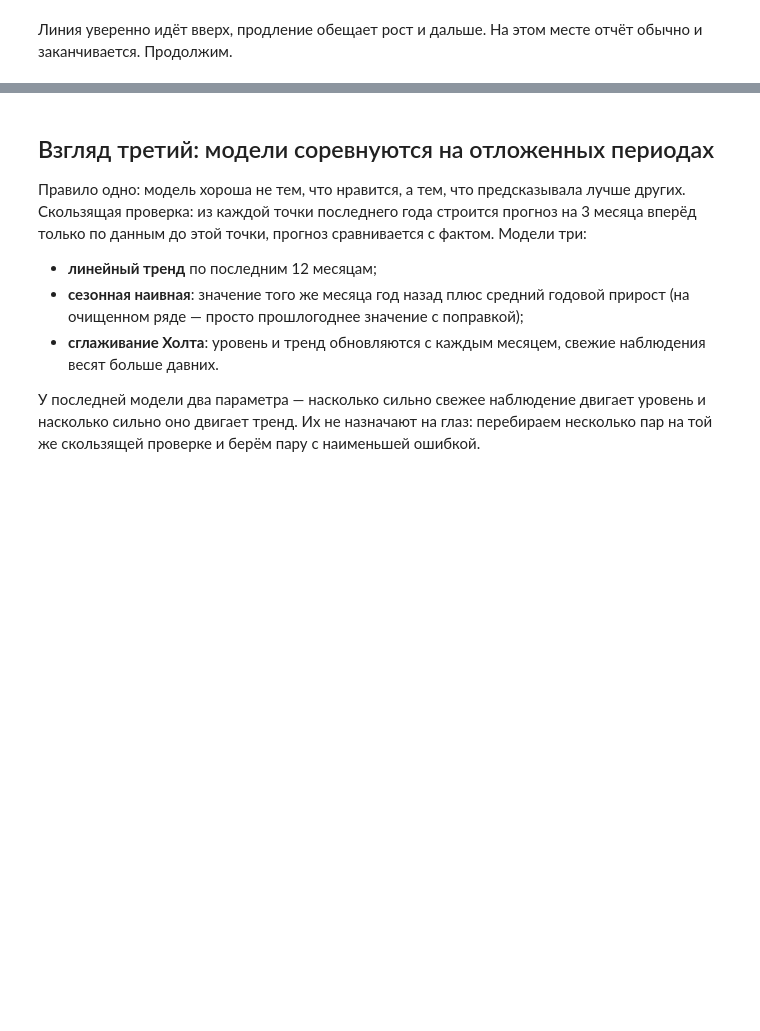
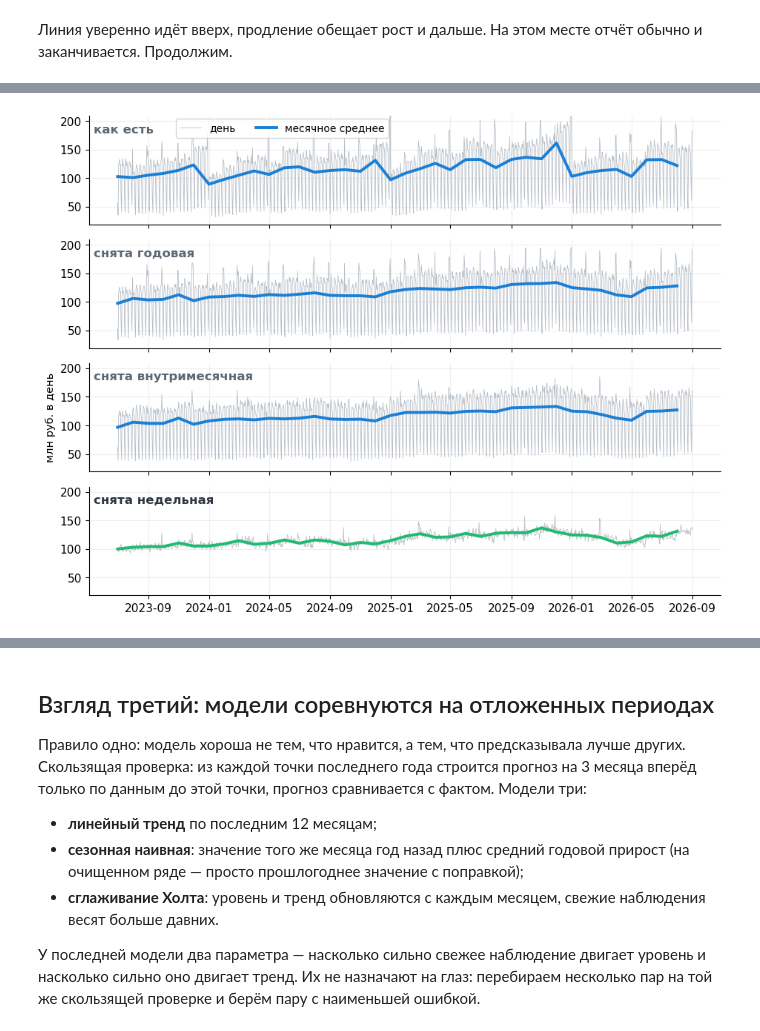
Before and after one commit to wybaeb/bank-analytics-workshop, a Jupyter notebook: 3.4_кейс_анализ_отклонений/3.4.3_анализ_отклонений.ipynb, the cells around one changed output, grey strips where cells are left out. Cells and saved outputs as stored; diff of their text form; code cells hidden in the pictures; blank space fills up the shorter version.

```diff
--- a/3.4_кейс_анализ_отклонений/3.4.3_анализ_отклонений.ipynb
+++ b/3.4_кейс_анализ_отклонений/3.4.3_анализ_отклонений.ipynb
@@ -110,0 +123,25 @@ plt.tight_layout(); plt.show()
+# %%
+fig, axes = plt.subplots(len(СЛОИ), 1, sharex=True, figsize=(11, 8.4))
+все = np.concatenate([с.values for _, с in СЛОИ])
+низ, верх = все.min(), np.percentile(все, 99.7)
+поле = (верх - низ) * 0.08
+
+for i, (ax, (подпись, слой)) in enumerate(zip(axes, СЛОИ)):
+    последний = i == len(СЛОИ) - 1
+    ax.plot(слой.index, слой.values, color="#9aa5b1", lw=0.6, alpha=0.7,
+            label="день" if i == 0 else None)
+    уровень = слой.resample("MS").mean()
+    ax.plot(уровень.index, уровень.values, color=ACC if последний else "#1B7FD6",
+            lw=2.8, label="месячное среднее" if i == 0 else None)
+    if i == 0:
+        ax.legend(loc="upper left", bbox_to_anchor=(0.13, 1.02), ncol=2, fontsize=10)
+    ax.set_ylim(низ - поле, верх + поле)
+    ax.text(0.008, 0.845, подпись, transform=ax.transAxes, fontsize=12,
+            fontweight="bold", color=INK if последний else "#5d6873")
+    ax.spines[["top", "right"]].set_visible(False)
+    ax.grid(alpha=0.2)
+axes[len(СЛОИ) // 2].set_ylabel("млн руб. в день", fontsize=10.5)
+fig.subplots_adjust(hspace=0.14)
+plt.show()
+# %% [output]
+[figure, added]
```
Also changed, not shown: parts of 13 cells of this notebook, 1 other file.
